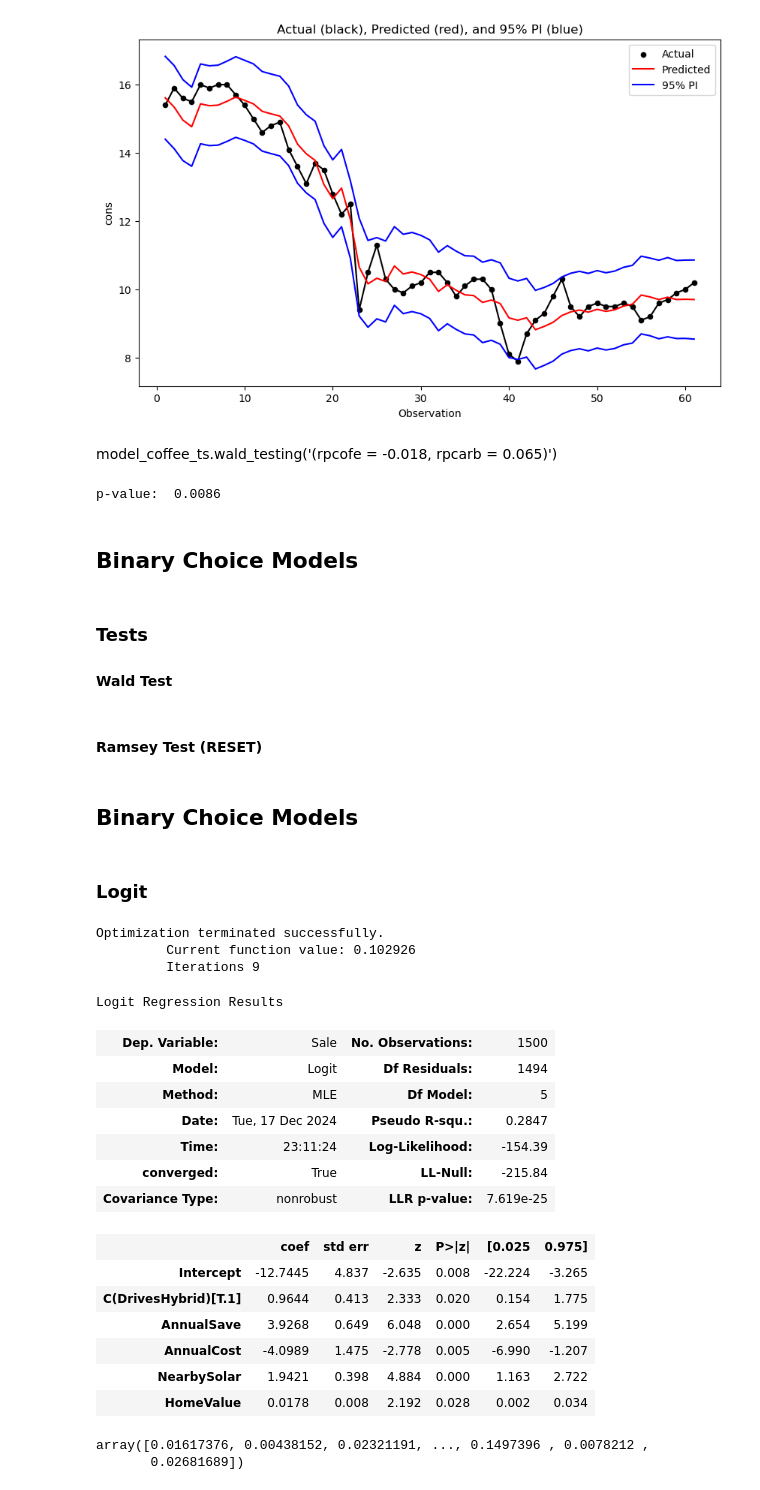
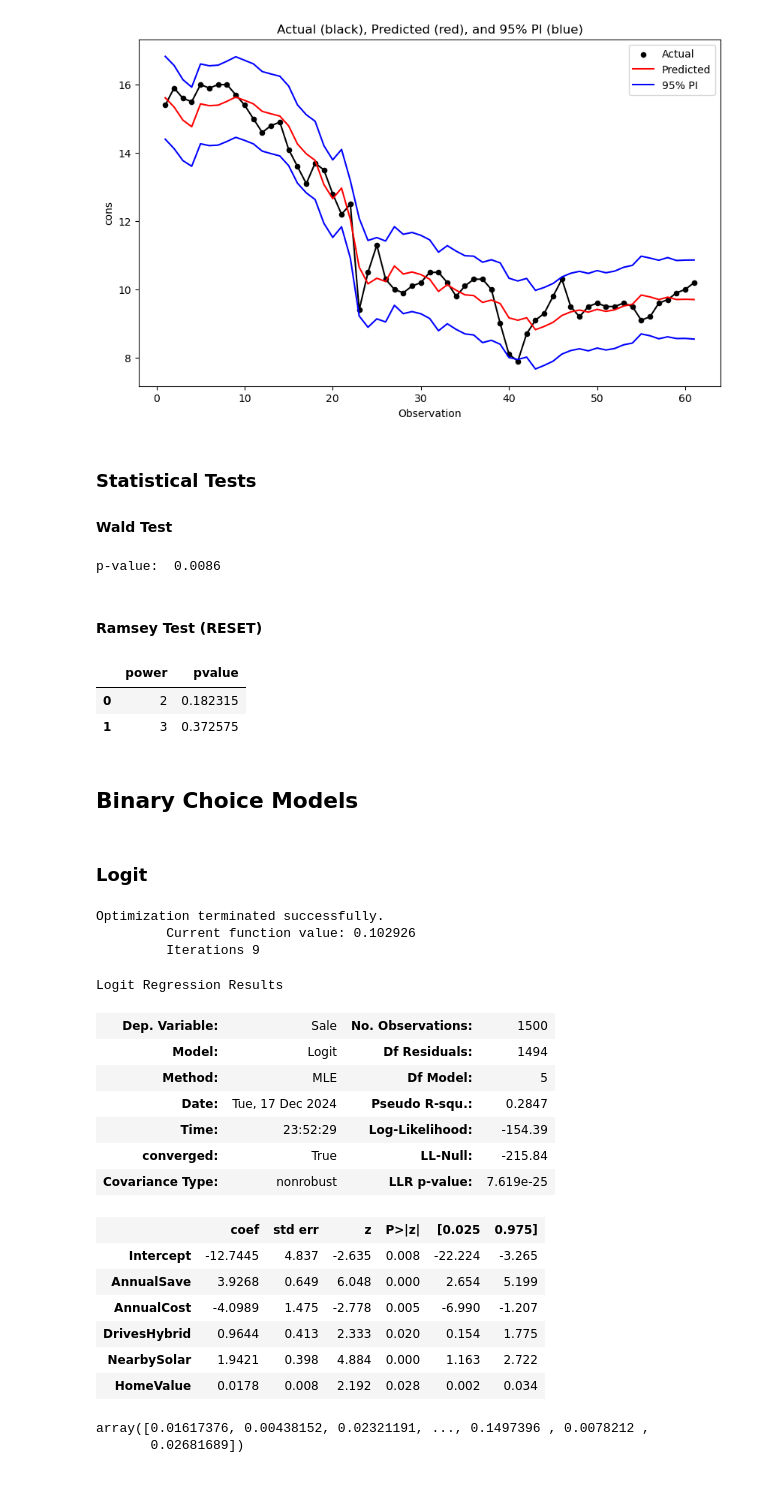
Before and after one commit to dnepple/tprstats-python, a Jupyter notebook: docs/models.ipynb, the cells around one changed output. Cells and saved outputs as stored; diff of their text form; code cells hidden in the pictures.

```diff
--- a/docs/models.ipynb
+++ b/docs/models.ipynb
@@ -101,12 +97,22 @@ dtype: float64
 model_coffee_ts.plot_actual_fitted()
 # %% [output]
 [figure]
-# %% [markdown]
-model_coffee_ts.wald_testing('(rpcofe = -0.018, rpcarb = 0.065)')
+# %% [markdown]
+### Statistical Tests
+
+#### Wald Test
 # %%
 model_coffee_ts.wald_test('(rpcofe = -0.018, rpcarb = 0.065)')
 # %% [output]
 p-value:  0.0086
+# %% [markdown]
+#### Ramsey Test (RESET)
+# %%
+model_coffee_ts.ramsey_test()
+# %% [output]
+|  | power | pvalue |
+| 0 | 2 | 0.182315 |
+| 1 | 3 | 0.372575 |
 # %% [markdown]
 ## Binary Choice Models
 # %%
@@ -116,42 +120,27 @@ import tprstats
 solar = pd.read_excel('../data/Solar_Data.xlsx').dropna()
 solar_new = pd.read_excel('../data/Solar_New_Prospects.xlsx')
-# %% [markdown]
-### Tests
-
-#### Wald Test
-# %% [markdown]
-#### Ramsey Test (RESET)
-# %% [markdown]
-## Binary Choice Models
-# %%
-# setup
-import pandas as pd
-import tprstats
-solar = pd.read_excel('../data/Solar_Data.xlsx').dropna()
-solar_new = pd.read_excel('../data/Solar_New_Prospects.xlsx')
 # %% [markdown]
 ### Logit
 # %%
-# use C(DrivesHybrid) to test Logit works with categorical variables
-solar_logit=tprstats.model("logit",formula="Sale~AnnualSave+AnnualCost+C(DrivesHybrid)+NearbySolar+HomeValue",data=solar)
+solar_logit=tprstats.model("logit",formula="Sale~AnnualSave+AnnualCost+DrivesHybrid+NearbySolar+HomeValue",data=solar)
 solar_logit.summary()
 # %% [output]
 Optimization terminated successfully.
          Current function value: 0.102926
          Iterations 9
 Logit Regression Results
 | Dep. Variable: | Sale | No. Observations: | 1500 |
 | Model: | Logit | Df Residuals: | 1494 |
 | Method: | MLE | Df Model: | 5 |
 | Date: | Tue, 17 Dec 2024 | Pseudo R-squ.: | 0.2847 |
-| Time: | 23:11:24 | Log-Likelihood: | -154.39 |
+| Time: | 23:52:29 | Log-Likelihood: | -154.39 |
 | converged: | True | LL-Null: | -215.84 |
 | Covariance Type: | nonrobust | LLR p-value: | 7.619e-25 |
 |  | coef | std err | z | P>|z| | [0.025 | 0.975] |
 | Intercept | -12.7445 | 4.837 | -2.635 | 0.008 | -22.224 | -3.265 |
-| C(DrivesHybrid)[T.1] | 0.9644 | 0.413 | 2.333 | 0.020 | 0.154 | 1.775 |
 | AnnualSave | 3.9268 | 0.649 | 6.048 | 0.000 | 2.654 | 5.199 |
 | AnnualCost | -4.0989 | 1.475 | -2.778 | 0.005 | -6.990 | -1.207 |
+| DrivesHybrid | 0.9644 | 0.413 | 2.333 | 0.020 | 0.154 | 1.775 |
 | NearbySolar | 1.9421 | 0.398 | 4.884 | 0.000 | 1.163 | 2.722 |
 | HomeValue | 0.0178 | 0.008 | 2.192 | 0.028 | 0.002 | 0.034 |
 # %%
```
Also changed, not shown: parts of 6 cells of this notebook, 4 other files.
